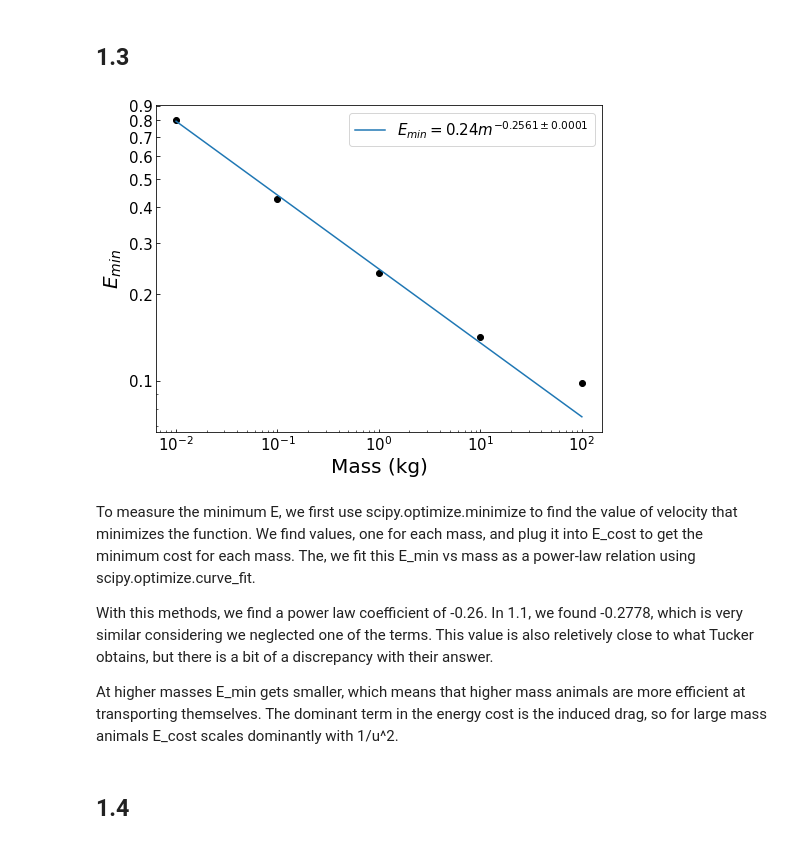
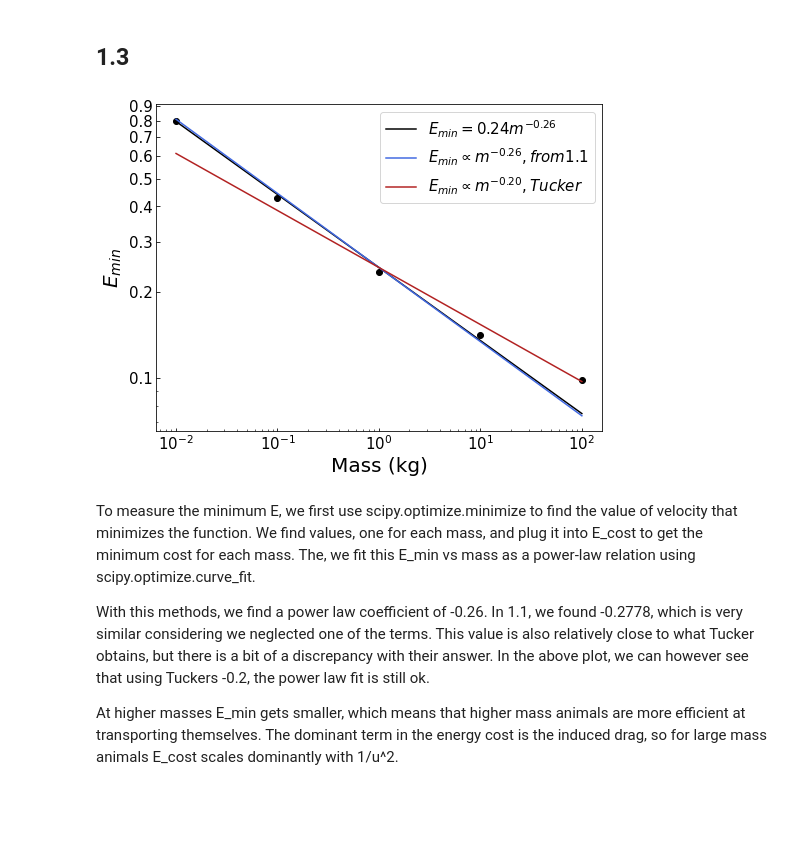
Before and after one commit to amaliakaralis/Fluids_PHYS432, a Jupyter notebook: How_heavy_can_a_bird_be_to_fly_PS4Q1.ipynb, the cells around one changed output. Cells and saved outputs as stored; diff of their text form; code cells hidden in the pictures; blank space fills up the shorter version.

```diff
--- a/How_heavy_can_a_bird_be_to_fly_PS4Q1.ipynb
+++ b/How_heavy_can_a_bird_be_to_fly_PS4Q1.ipynb
@@ -35,40 +41,40 @@ import scipy.optimize as sopt
 from matplotlib.ticker import FormatStrFormatter
 
 u_min = np.zeros(len(masses))
 E_min = np.zeros(len(masses))
 for i, m in enumerate(masses):
     min_u = sopt.minimize(E_cost, 10, args=(m)) # minimize the function in u
     u_min[i] = min_u.x
     E_min[i] = min_u.fun # E_min
 
 def power_law(x, a, b):
     # define the power law
     return a*x**b
 
 # fit the E_min vs mass data
 popt, pcov = sopt.curve_fit(power_law, masses, E_min)
 ms = np.linspace(0.01, 100, 100)
 
 # plot
 plt.figure(figsize=(8,6))
 plt.plot(masses, E_min, 'ko')
-plt.plot(ms, power_law(ms, popt[0], popt[1]), label = '$E_{min} = %1.2f m^{%1.4f \pm %1.4f}$' % (popt[0], popt[1], pcov[1][1]))
+plt.plot(ms, power_law(ms, popt[0], popt[1]), color='black', label = '$E_{min} = %1.2f m^{%1.2f}$' % (popt[0], popt[1]))
+plt.plot(ms, power_law(ms, popt[0], -0.26), color='royalblue', label = '$E_{min} \propto m^{%1.2f}, from 1.1$' % (-0.26))
+plt.plot(ms, power_law(ms, popt[0], -0.20), color='firebrick', label = '$E_{min} \propto m^{%1.2f}, Tucker$' % (-0.20))
 plt.legend(fontsize=15)
 plt.xlabel('Mass (kg)', fontsize=20)
 plt.ylabel('$E_{min}$', fontsize=20) # unitless
 plt.tick_params(labelsize=15, direction='in')
 plt.tick_params(which='minor',labelsize=15, direction='in')
 plt.xscale('log')
 plt.yscale('log')
 plt.yticks(ticks=[0.1,0.2,0.3,0.4,0.5,0.6,0.7,0.8,0.9], labels=[0.1,0.2,0.3,0.4,0.5,0.6,0.7,0.8,0.9])
 plt.show()
 # %% [output]
-[figure, old version]
+[figure, new version]
 # %% [markdown]
 To measure the minimum E, we first use scipy.optimize.minimize to find the value of velocity that minimizes the function. We find values, one for each mass, and plug it into E_cost to get the minimum cost for each mass. The, we fit this E_min vs mass as a power-law relation using scipy.optimize.curve_fit.
 
-With this methods, we find a power law coefficient of -0.26. In 1.1, we found -0.2778, which is very similar considering we neglected one of the terms. This value is also reletively close to what Tucker obtains, but there is a bit of a discrepancy with their answer.
+With this methods, we find a power law coefficient of -0.26. In 1.1, we found -0.2778, which is very similar considering we neglected one of the terms. This value is also relatively close to what Tucker obtains, but there is a bit of a discrepancy with their answer. In the above plot, we can however see that using Tuckers -0.2, the power law fit is still ok.
 
 At higher masses E_min gets smaller, which means that higher mass animals are more efficient at transporting themselves. The dominant term in the energy cost is the induced drag, so for large mass animals E_cost scales dominantly with 1/u^2.
-# %% [markdown]
-## 1.4
```
Also changed, not shown: parts of 1 cell of this notebook, 5 other files.
